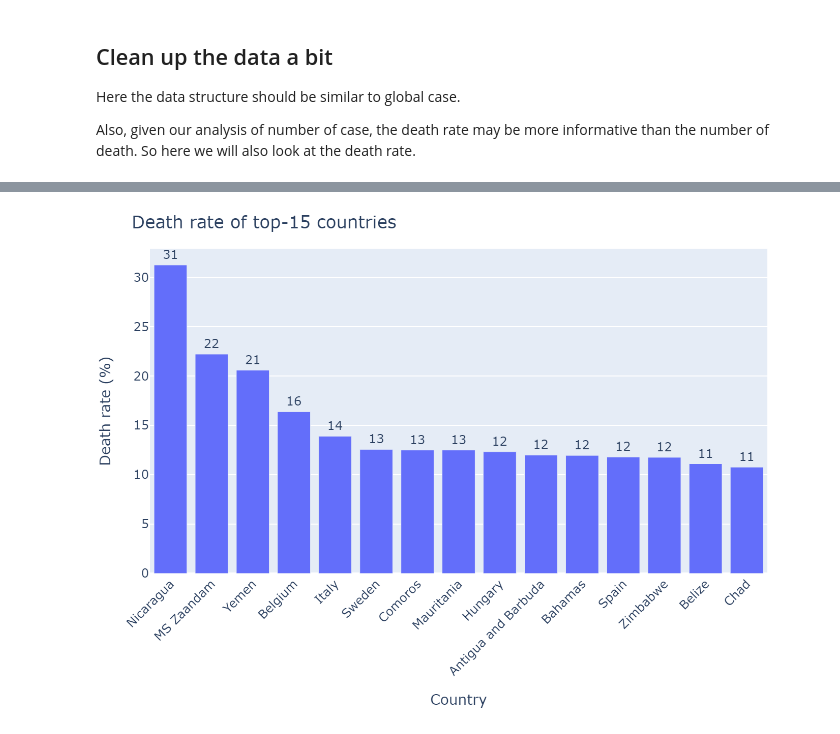
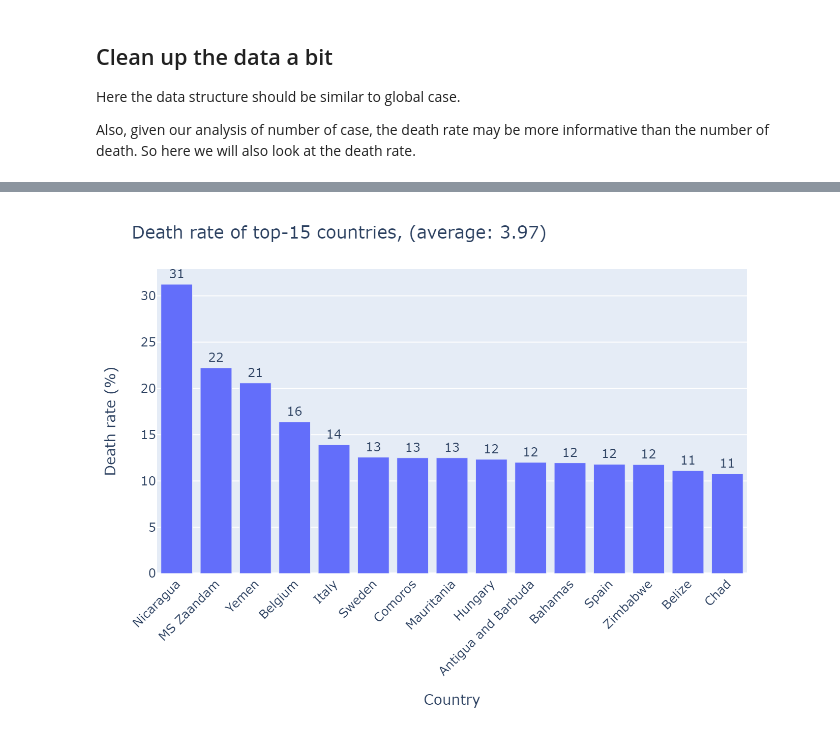
Before and after one commit to longluu/Covid19-EDA-visualization, a Jupyter notebook: EDA_global.ipynb, the cells around one changed output, grey strips where cells are left out. Saved outputs shown, nothing was run; the diff lists cells and outputs as text; code cells hidden in the pictures.

Commit message:
Update plots # case and death

```diff
--- a/EDA_global.ipynb
+++ b/EDA_global.ipynb
@@ -683,26 +732,25 @@ Image(pio.to_image(fig, format='png', scale=2))
 # %%
-# Now let's see death rate
+# Now let's see the top countries
+ave_death_rate = global_death_rate_collapse_country[date_string[-1]].mean()
 top_country = global_death_rate_collapse_country.nlargest(15, date_string[-1])
 country_collapse_bottom = global_death_rate_collapse_country.copy()
 country_collapse_bottom.loc[country_collapse_bottom[date_string[-1]] < top_country[date_string[-1]].min(),
                             'Country'] = 'Other countries'
 
 
 # Bar chart
 fig = px.bar(top_country, y=date_string[-1], x='Country', text=date_string[-1])
 
-margin_size = 40
+margin_size = 60
 fig.update_traces(texttemplate='%{text:.2s}', textposition='outside')
 fig.update_layout(margin=dict(l=margin_size, r=margin_size, t=margin_size, b=margin_size))
-fig.update_layout(uniformtext_minsize=8, uniformtext_mode='hide', title_text = "Death rate of top-15 countries")
+fig.update_layout(uniformtext_minsize=8, uniformtext_mode='hide',
+                  title_text = "Death rate of top-15 countries, (average: " + str(round(ave_death_rate,2)) + ")")
 fig.update_yaxes(title_text="Death rate (%)")
 fig.update_xaxes(title_text="Country", tickangle=-45)
-
-# Interactive plot
-# fig.show()
 
 # Static plot (to show the figures on Github, I have to convert to static image)
 # For interactive plot, use the interactive plot above
 Image(pio.to_image(fig, format='png', scale=2))
 # %% [output]
-[figure, old version]
+[figure, new version]
```
Also changed, not shown: parts of 7 cells of this notebook.
